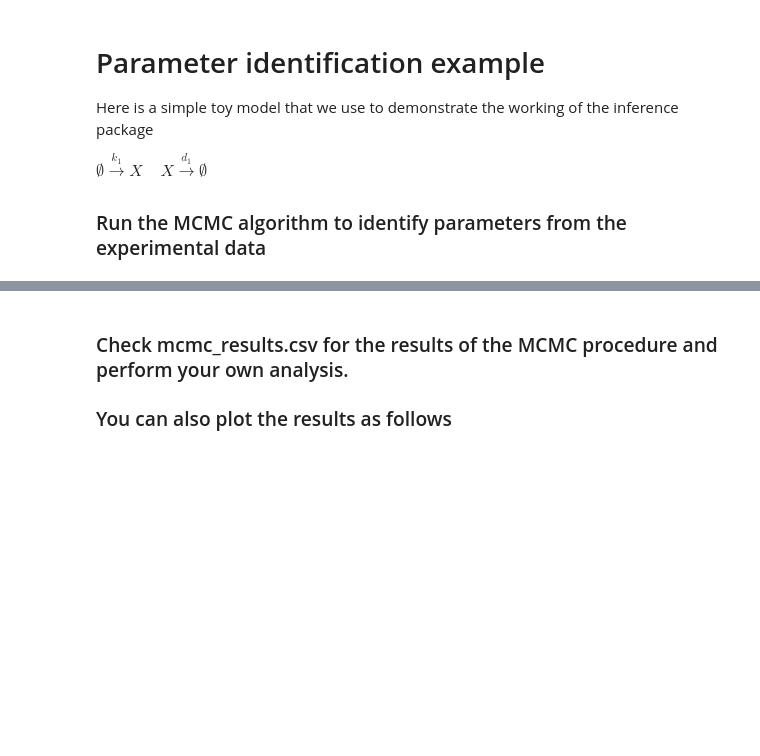
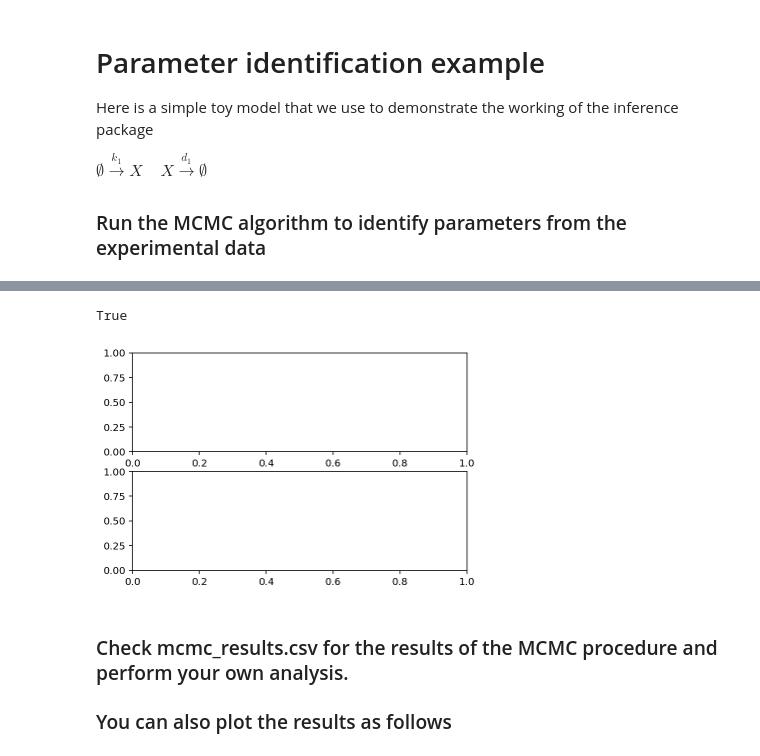
Before and after one commit to biocircuits/bioscrape, a Jupyter notebook: inference examples/Parameter Identification Simple Demo.ipynb, the cells around one changed output, grey strips where cells are left out. Saved outputs shown, nothing was run; the diff lists cells and outputs as text; code cells hidden in the pictures; blank space fills up the shorter version.

```diff
--- a/inference examples/Parameter Identification Simple Demo.ipynb
+++ b/inference examples/Parameter Identification Simple Demo.ipynb
@@ -60,3 +57,10 @@ Parameter posterior distribution convergence plots:
+# %%
+# pid.plot_mcmc_results(sampler);
+fig, axes = plt.subplots(2)
+type(axes) == np.ndarray
+# %% [output]
+True
+[figure, added]
 # %% [markdown]
 ### Check mcmc_results.csv for the results of the MCMC procedure and perform your own analysis.
 
```
Also changed, not shown: parts of 5 cells of this notebook, 4 other files.
